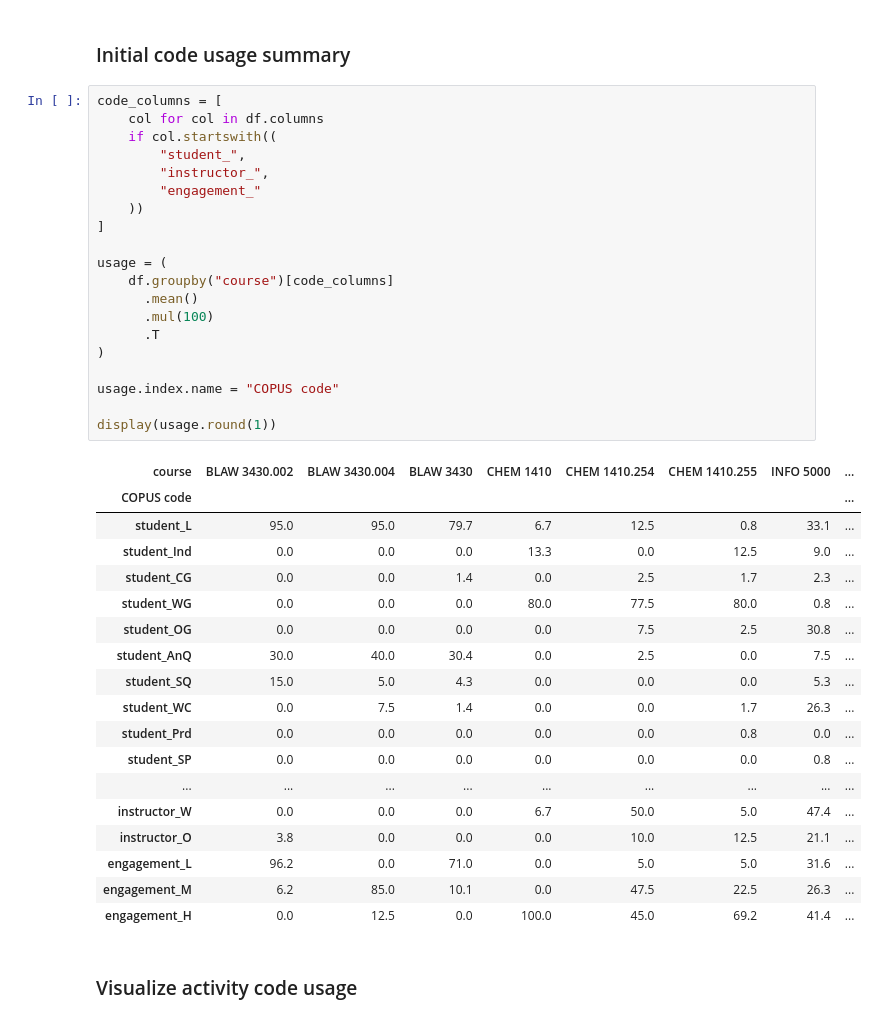
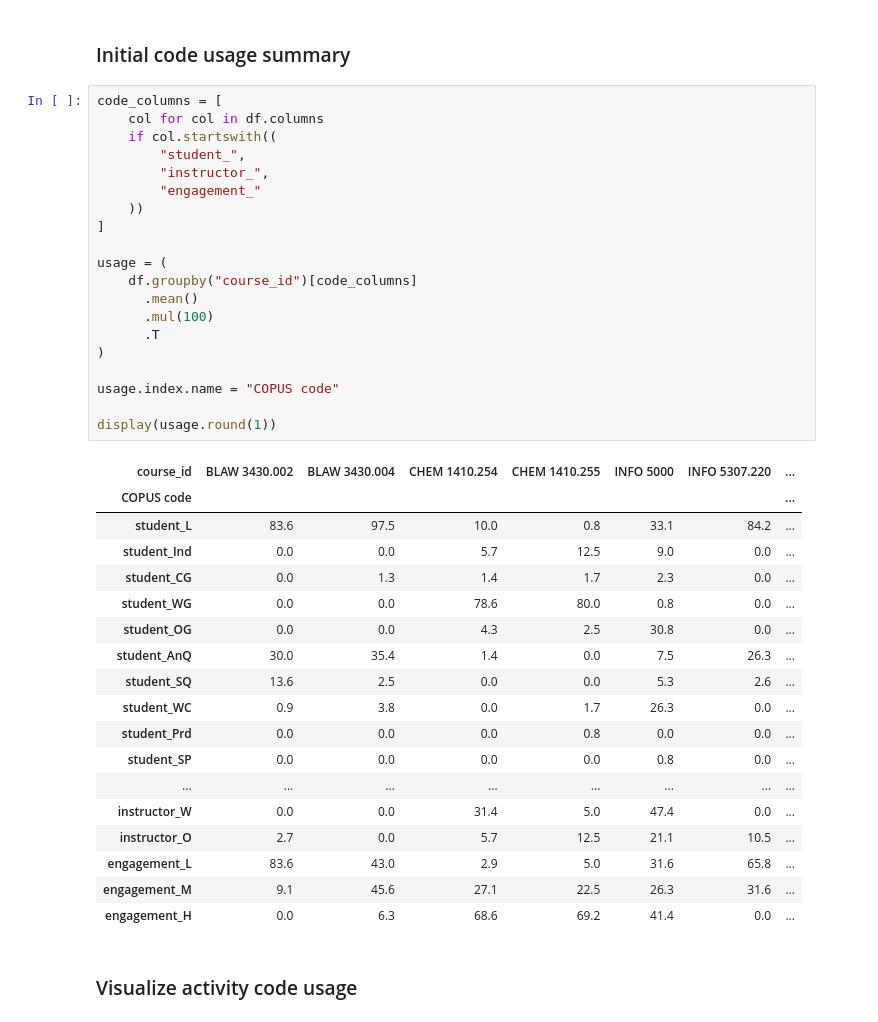
Before and after one commit to thomastrebat/copus-classroom-analysis, a Jupyter notebook: notebooks/01_data_exploration.ipynb, the cells around one changed output. Drawn from its saved outputs; the diff is of its cells as text.

```diff
--- a/notebooks/01_data_exploration.ipynb
+++ b/notebooks/01_data_exploration.ipynb
@@ -824,42 +824,42 @@ Unexpected markers: 0
 # %%
 code_columns = [
     col for col in df.columns
     if col.startswith((
         "student_",
         "instructor_",
         "engagement_"
     ))
 ]
 
 usage = (
-    df.groupby("course")[code_columns]
+    df.groupby("course_id")[code_columns]
       .mean()
       .mul(100)
       .T
 )
 
 usage.index.name = "COPUS code"
 
 display(usage.round(1))
 # %% [output]
-| course | BLAW 3430.002 | BLAW 3430.004 | BLAW 3430 | CHEM 1410 | CHEM 1410.254 | CHEM 1410.255 | INFO 5000 | ... |
-| COPUS code |  |  |  |  |  |  |  | ... |
-| student_L | 95.0 | 95.0 | 79.7 | 6.7 | 12.5 | 0.8 | 33.1 | ... |
-| student_Ind | 0.0 | 0.0 | 0.0 | 13.3 | 0.0 | 12.5 | 9.0 | ... |
-| student_CG | 0.0 | 0.0 | 1.4 | 0.0 | 2.5 | 1.7 | 2.3 | ... |
-| student_WG | 0.0 | 0.0 | 0.0 | 80.0 | 77.5 | 80.0 | 0.8 | ... |
-| student_OG | 0.0 | 0.0 | 0.0 | 0.0 | 7.5 | 2.5 | 30.8 | ... |
-| student_AnQ | 30.0 | 40.0 | 30.4 | 0.0 | 2.5 | 0.0 | 7.5 | ... |
-| student_SQ | 15.0 | 5.0 | 4.3 | 0.0 | 0.0 | 0.0 | 5.3 | ... |
-| student_WC | 0.0 | 7.5 | 1.4 | 0.0 | 0.0 | 1.7 | 26.3 | ... |
-| student_Prd | 0.0 | 0.0 | 0.0 | 0.0 | 0.0 | 0.8 | 0.0 | ... |
-| student_SP | 0.0 | 0.0 | 0.0 | 0.0 | 0.0 | 0.0 | 0.8 | ... |
-| ... | ... | ... | ... | ... | ... | ... | ... | ... |
-| instructor_W | 0.0 | 0.0 | 0.0 | 6.7 | 50.0 | 5.0 | 47.4 | ... |
-| instructor_O | 3.8 | 0.0 | 0.0 | 0.0 | 10.0 | 12.5 | 21.1 | ... |
-| engagement_L | 96.2 | 0.0 | 71.0 | 0.0 | 5.0 | 5.0 | 31.6 | ... |
-| engagement_M | 6.2 | 85.0 | 10.1 | 0.0 | 47.5 | 22.5 | 26.3 | ... |
-| engagement_H | 0.0 | 12.5 | 0.0 | 100.0 | 45.0 | 69.2 | 41.4 | ... |
+| course_id | BLAW 3430.002 | BLAW 3430.004 | CHEM 1410.254 | CHEM 1410.255 | INFO 5000 | INFO 5307.220 | ... |
+| COPUS code |  |  |  |  |  |  | ... |
+| student_L | 83.6 | 97.5 | 10.0 | 0.8 | 33.1 | 84.2 | ... |
+| student_Ind | 0.0 | 0.0 | 5.7 | 12.5 | 9.0 | 0.0 | ... |
+| student_CG | 0.0 | 1.3 | 1.4 | 1.7 | 2.3 | 0.0 | ... |
+| student_WG | 0.0 | 0.0 | 78.6 | 80.0 | 0.8 | 0.0 | ... |
+| student_OG | 0.0 | 0.0 | 4.3 | 2.5 | 30.8 | 0.0 | ... |
+| student_AnQ | 30.0 | 35.4 | 1.4 | 0.0 | 7.5 | 26.3 | ... |
+| student_SQ | 13.6 | 2.5 | 0.0 | 0.0 | 5.3 | 2.6 | ... |
+| student_WC | 0.9 | 3.8 | 0.0 | 1.7 | 26.3 | 0.0 | ... |
+| student_Prd | 0.0 | 0.0 | 0.0 | 0.8 | 0.0 | 0.0 | ... |
+| student_SP | 0.0 | 0.0 | 0.0 | 0.0 | 0.8 | 0.0 | ... |
+| ... | ... | ... | ... | ... | ... | ... | ... |
+| instructor_W | 0.0 | 0.0 | 31.4 | 5.0 | 47.4 | 0.0 | ... |
+| instructor_O | 2.7 | 0.0 | 5.7 | 12.5 | 21.1 | 10.5 | ... |
+| engagement_L | 83.6 | 43.0 | 2.9 | 5.0 | 31.6 | 65.8 | ... |
+| engagement_M | 9.1 | 45.6 | 27.1 | 22.5 | 26.3 | 31.6 | ... |
+| engagement_H | 0.0 | 6.3 | 68.6 | 69.2 | 41.4 | 0.0 | ... |
 # %% [markdown]
 ### Visualize activity code usage
 # %%
```
Also changed, not shown: parts of 1 cell of this notebook.
